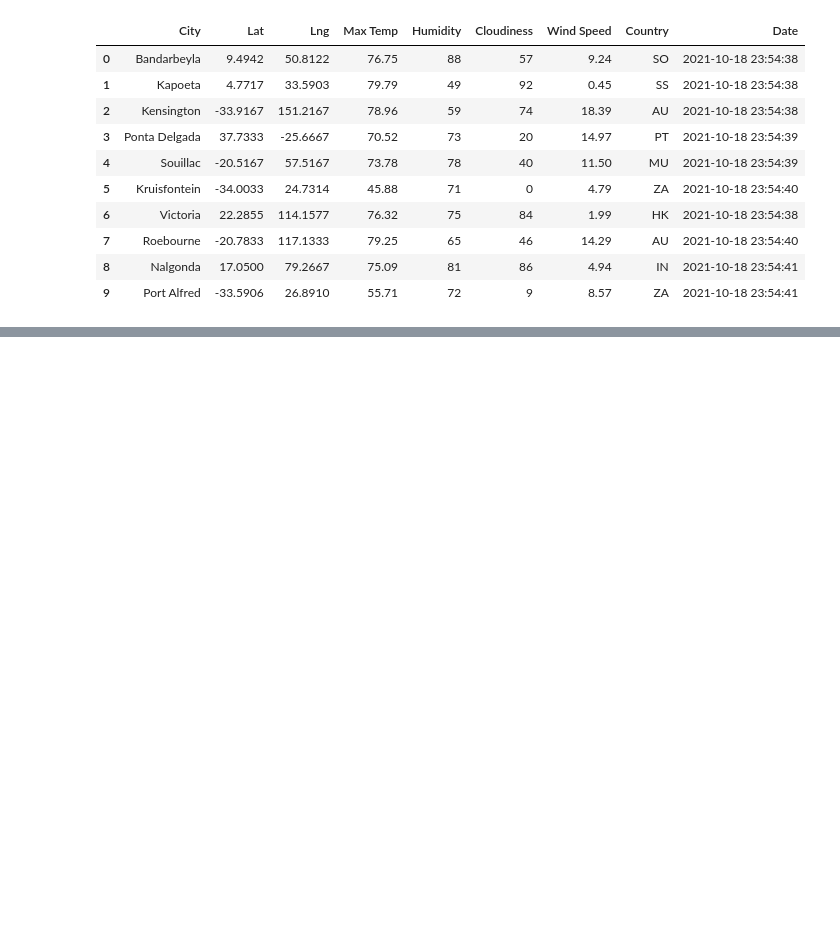
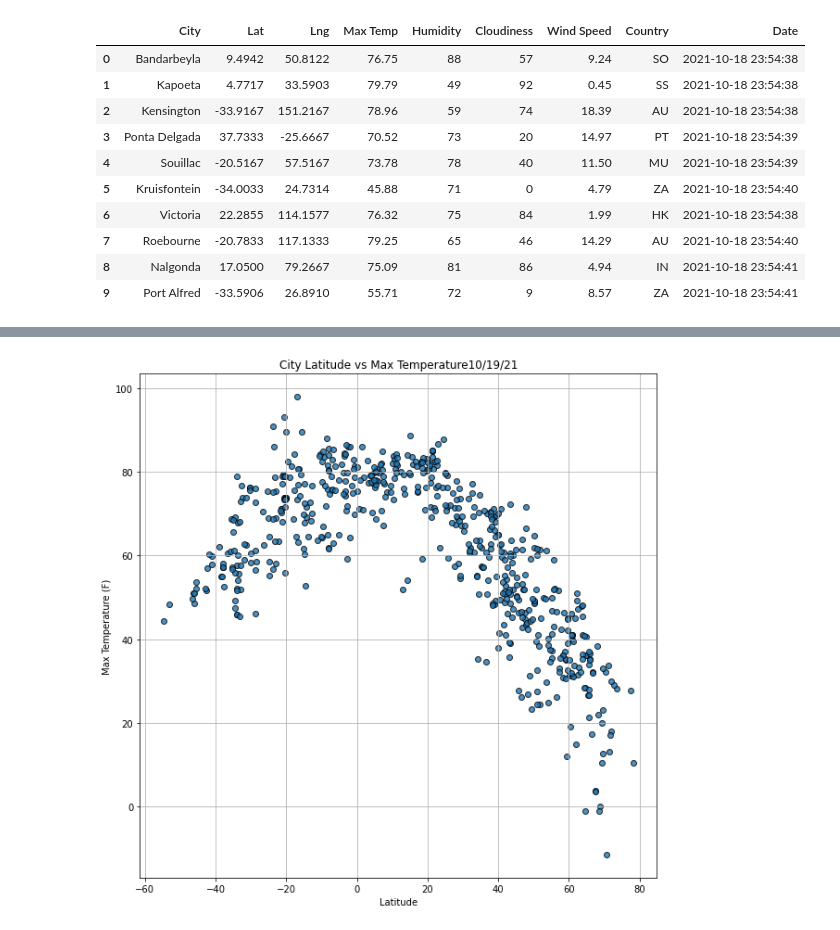
Before and after one commit to airplane3333/World_Weather_Analysis, a Jupyter notebook: weatherPy.ipynb, the cells around one changed output, grey strips where cells are left out. Cells and saved outputs as stored; diff of their text form; code cells hidden in the pictures; blank space fills up the shorter version.

```diff
--- a/weatherPy.ipynb
+++ b/weatherPy.ipynb
@@ -185,3 +175,19 @@ import os
 output_data_file = os.path.join("weather_data" , "cities.csv")
 #export the city_data into a csv
 city_data_df.to_csv(output_data_file, index_label = "city_ID")
+# %%
+# Import the dependencies.
+import pandas as pd
+import matplotlib.pyplot as plt
+import numpy as np
+import random as rd
+from citipy import citipy
+import os
+# Import the datetime module from the datetime library.
+from datetime import datetime
+
+#need to import the CSV file because my dataFrame is gone.
+city_data_csv = os.path.join("weather_data","cities.csv")
+
+city_data_df = pd.read_csv(city_data_csv)
+city_data_df.head()
@@ -187,0 +201,27 @@ city_data_df.to_csv(output_data_file, index_label = "city_ID")
+# %%
+# Extract relevant fields from the DataFrame for plotting.
+
+lats = city_data_df["Lat"]
+max_temps = city_data_df["Max Temp"]
+humidity = city_data_df["Humidity"]
+cloudiness = city_data_df["Cloudiness"]
+wind_speed = city_data_df["Wind Speed"]
+# %%
+# import the time module
+import time
+#build a scatter plot for max temp and lats
+plt.figure(figsize=(10,10))
+plt.scatter(lats, max_temps, marker="o", linewidth=1, alpha=0.8, edgecolor="black", label="cities")
+
+#plot labels
+plt.title("City Latitude vs Max Temperature " + time.strftime("%x"))
+plt.ylabel("Max Temperature (F)")
+plt.xlabel("Latitude")
+plt.grid(True)
+
+#save the figure
+plt.savefig("weather_data/fig1.png")
+
+plt.show()
+# %% [output]
+[figure, added]
```
Also changed, not shown: parts of 22 cells of this notebook, 10 other files.
